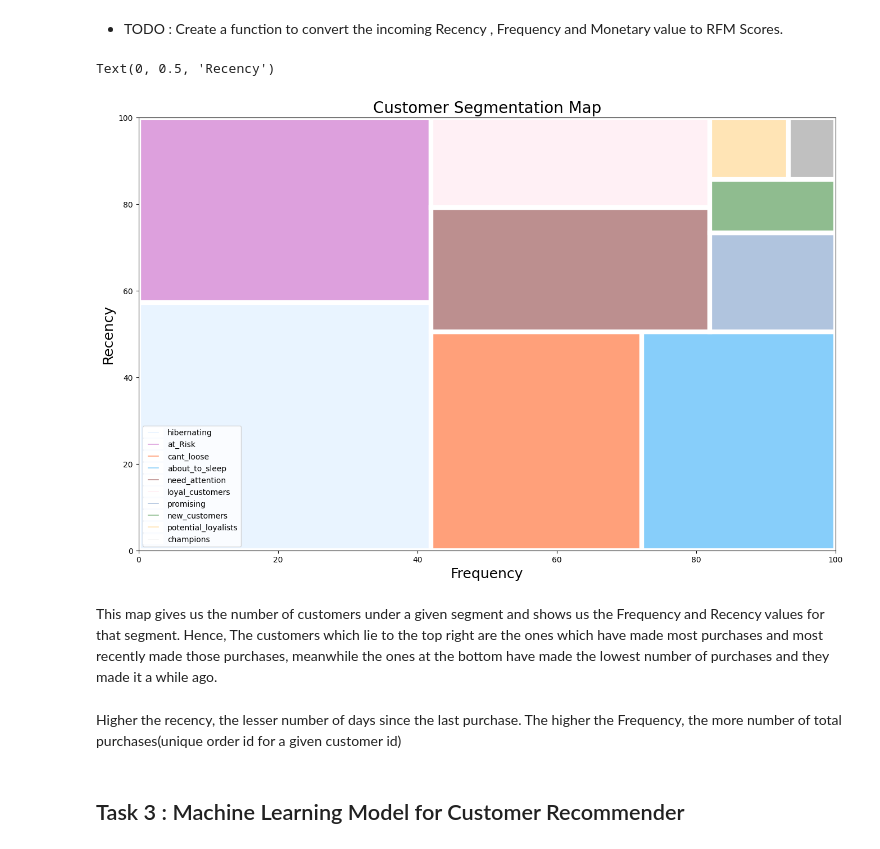
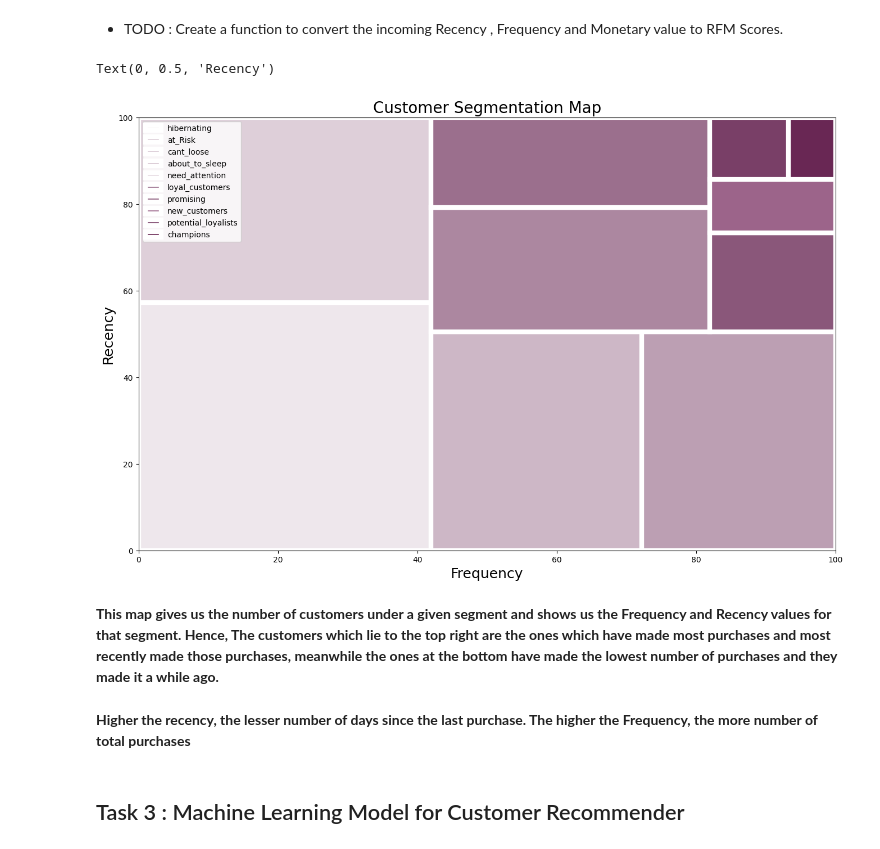
Before and after one commit to someshjadhwani24/Context_Aware_Recommender, a Jupyter notebook: Project_Main.ipynb, the cells around one changed output. Drawn from its saved outputs; the diff is of its cells as text; code cells hidden in the pictures.

```diff
--- a/Project_Main.ipynb
+++ b/Project_Main.ipynb
@@ -422,12 +425,7 @@ rfm.head()
 | 3 | 12349.0 | 19 | 1 | 1757.55 |
 | 4 | 12350.0 | 311 | 1 | 334.40 |
 # %%
-drop_values1=rfm[rfm['monetary']<=0].index
+rfm= rfm.drop(rfm[rfm['monetary']<=0].index)
-# %%
-for i in drop_values1:
-
-    rfm=rfm.drop(i)
-#We remove those values where total score is 0 since these customers havent really made any purchases
 # %%
 rfm_country=[]
 for i in rfm['CustomerID']:
@@ -484,43 +540,46 @@ rfm['segment'] = rfm['RFM_SCORE'].replace(seg_map, regex = True)
 
 #Here, we are assinging labels based on the 2 segment values.
 # %%
+plt.figure(figsize=(15,10))
 import squarify
 segments = rfm["segment"].value_counts().sort_values(ascending=False)
 fig = plt.gcf()
 ax = fig.add_subplot()
 fig.set_size_inches(16, 10)
 labels=[label for label in seg_map.values()]
 squarify.plot(
     sizes=segments,
     edgecolor="white", linewidth=6,
     color=[
-        "#E9F4FF",
-        "plum",
-        "lightsalmon",
-        "lightskyblue",
-        "rosybrown",
-        "lavenderblush",
-        "lightsteelblue",
-        "darkseagreen",
-        "moccasin",
-        "silver",
+        "#EEE7EC",
+        "#DECFD9",
+        "#CDB7C6",
+        "#BC9FB3",
+        "#AC87A0",
+        "#9B6F8D",
+        "#8A577A",
+        "#9C648A",
+        "#793F67",
+        "#692754",
     ],
     pad=False,
     bar_kwargs={"alpha": 1},
     text_kwargs={"fontsize": 15},
 )
-plt.legend(handles=ax.containers[0], labels=labels,loc=3)
+
+plt.legend(handles=ax.containers[0], labels=labels,fontsize="10")
+
 plt.title("Customer Segmentation Map", fontsize=20)
 plt.xlabel("Frequency", fontsize=18)
 plt.ylabel("Recency", fontsize=18)
 # %% [output]
 Text(0, 0.5, 'Recency')
-[figure, old version]
+[figure, new version]
 # %% [markdown]
-This map gives us the number of customers under a given segment and shows us the Frequency and Recency values for that segment. Hence, The customers which lie to the top right are the ones which have made most purchases and most recently made those purchases, meanwhile the ones at the bottom have made the lowest number of purchases and they made it a while ago.
+**This map gives us the number of customers under a given segment and shows us the Frequency and Recency values for that segment. Hence, The customers which lie to the top right are the ones which have made most purchases and most recently made those purchases, meanwhile the ones at the bottom have made the lowest number of purchases and they made it a while ago.**
 # %% [markdown]
-Higher the recency, the lesser number of days since the last purchase.
-The higher the Frequency, the more number of total purchases(unique order id for a given customer id)
+**Higher the recency, the lesser number of days since the last purchase.
+The higher the Frequency, the more number of total purchases**
 # %% [markdown]
 ## Task 3 : Machine Learning Model for Customer Recommender
 # %%
```
Also changed, not shown: parts of 29 cells of this notebook.
